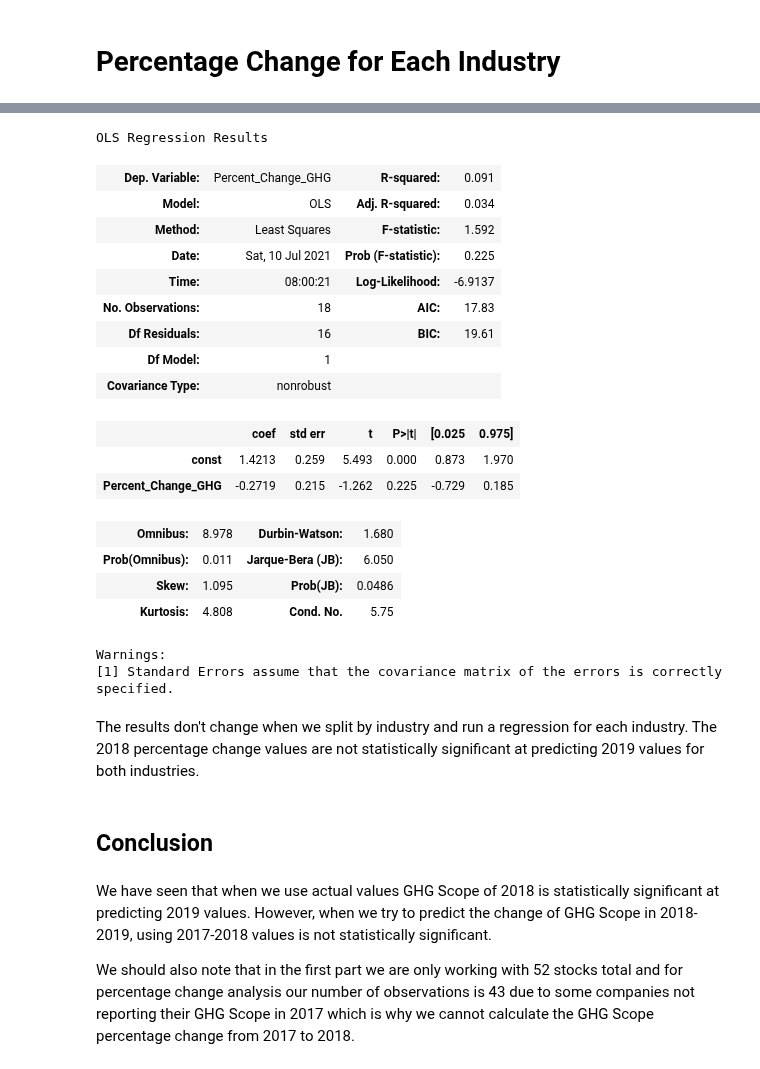
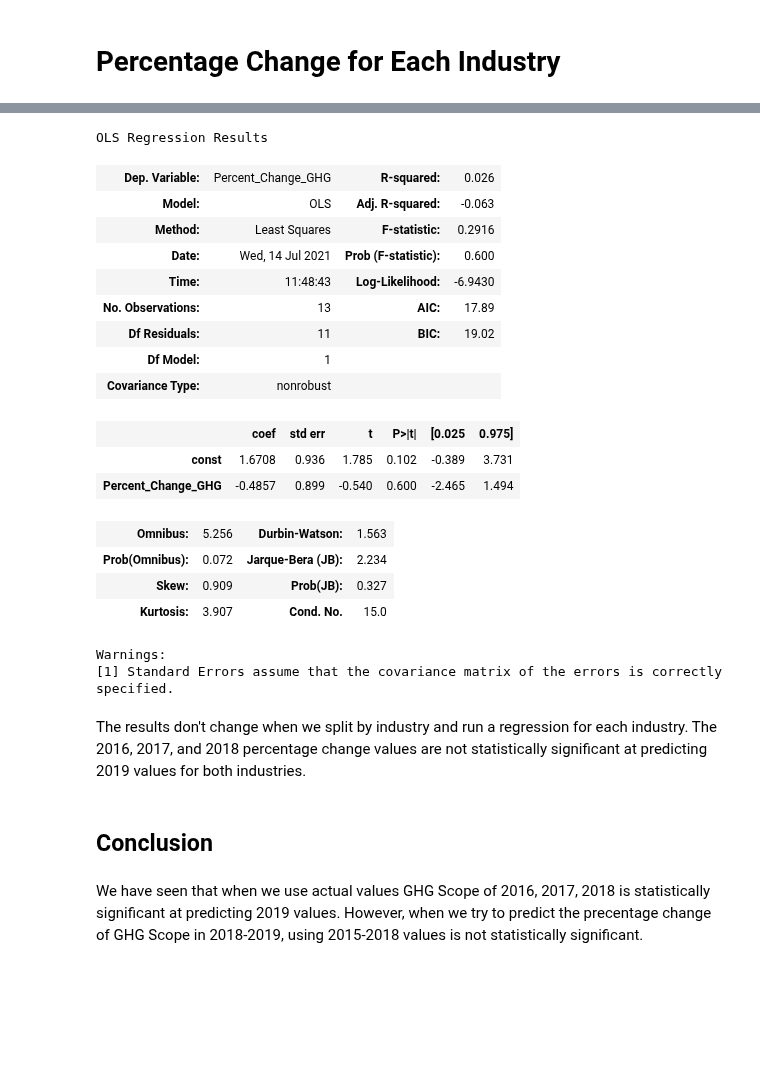
Before and after one commit to maralinetorres/BU-Capstone-Predicting-Environmental-Actions, a Jupyter notebook: Sprint #7 - Final presentation/PredictingTimeSeries - GHG Scope.ipynb, the cells around one changed output, grey strips where cells are left out. Saved outputs shown, nothing was run; the diff lists cells and outputs as text; code cells hidden in the pictures; blank space fills up the shorter version.

```diff
--- a/Sprint #7 - Final presentation/PredictingTimeSeries - GHG Scope.ipynb
+++ b/Sprint #7 - Final presentation/PredictingTimeSeries - GHG Scope.ipynb
@@ -159,11 +189,21 @@ Looking at the two regression results above that are split by industry, we see t
 companies_2018 = list(stocks[(stocks['Year'] == 2018) & (np.isfinite(stocks.Percent_Change_GHG))]['Ticker'])
 companies_2019 = list(stocks[(stocks['Year'] == 2019) & (stocks['Ticker'].isin(companies_2018))]['Ticker'])
 
-#Getting companies that are in both years
+#Getting companies that have reported for 2016,2017, and 2018 in a years
 list2018_as_set = set(companies_2018)
 intersection = list2018_as_set.intersection(companies_2019)
 
-x = stocks[(stocks['Year'] == 2018) & (stocks['Ticker'].isin(intersection))][['Percent_Change_GHG']]
+companies_2017 = list(stocks[(stocks['Year'] == 2017) & (np.isfinite(stocks.Percent_Change_GHG)) ]['Ticker'])
+list2017_as_set = set(companies_2017)
+intersection = list2017_as_set.intersection(intersection)
+
+companies_2016 = list(stocks[(stocks['Year'] == 2016) & (np.isfinite(stocks.Percent_Change_GHG)) ]['Ticker'])
+list2016_as_set = set(companies_2016)
+intersection = list2016_as_set.intersection(intersection)
+
+x = stocks[(stocks['Year'].isin([2016, 2017,2018])) & (stocks['Ticker'].isin(intersection))][['Ticker', 'Percent_Change_GHG']]
+x = x.groupby('Ticker').mean()[['Percent_Change_GHG']]
+
 y = stocks[(stocks['Year'] == 2019) & (stocks['Ticker'].isin(intersection))][['Percent_Change_GHG']]
 x.index = y.index
 
@@ -199,11 +239,21 @@ When we try to predict the percentage change of this year with the values of las
 companies_2018 = list(util_df[(util_df['Year'] == 2018) & (np.isfinite(util_df.Percent_Change_GHG))]['Ticker'])
 companies_2019 = list(util_df[(util_df['Year'] == 2019) & (util_df['Ticker'].isin(companies_2018))]['Ticker'])
 
-#Getting companies that are in both years
+#Getting companies that have reported for 2016, 2017, and 2018 in a years
 list2018_as_set = set(companies_2018)
 intersection = list2018_as_set.intersection(companies_2019)
 
-x = util_df[(util_df['Year'] == 2018) & (util_df['Ticker'].isin(intersection))][['Percent_Change_GHG']]
+companies_2017 = list(util_df[(util_df['Year'] == 2017) & (np.isfinite(util_df.Percent_Change_GHG)) ]['Ticker'])
+list2017_as_set = set(companies_2017)
+intersection = list2017_as_set.intersection(intersection)
+
+companies_2016 = list(util_df[(util_df['Year'] == 2016) & (np.isfinite(util_df.Percent_Change_GHG)) ]['Ticker'])
+list2016_as_set = set(companies_2016)
+intersection = list2016_as_set.intersection(intersection)
+
+x = util_df[(util_df['Year'].isin([2016, 2017,2018])) & (util_df['Ticker'].isin(intersection))][['Ticker', 'Percent_Change_GHG']]
+x = x.groupby('Ticker').mean()[['Percent_Change_GHG']]
+
 y = util_df[(util_df['Year'] == 2019) & (util_df['Ticker'].isin(intersection))][['Percent_Change_GHG']]
 x.index = y.index
 
@@ -234,44 +284,51 @@ Warnings:
 # %%
 companies_2018 = list(nrg_df[(nrg_df['Year'] == 2018) & (np.isfinite(nrg_df.Percent_Change_GHG))]['Ticker'])
 companies_2019 = list(nrg_df[(nrg_df['Year'] == 2019) & (nrg_df['Ticker'].isin(companies_2018))]['Ticker'])
 
-#Getting companies that are in both years
+#Getting companies that have reported for 2016, 2017, and 2018 in a years
 list2018_as_set = set(companies_2018)
 intersection = list2018_as_set.intersection(companies_2019)
 
-x = nrg_df[(nrg_df['Year'] == 2018) & (nrg_df['Ticker'].isin(intersection))][['Percent_Change_GHG']]
+companies_2017 = list(nrg_df[(nrg_df['Year'] == 2017) & (np.isfinite(nrg_df.Percent_Change_GHG)) ]['Ticker'])
+list2017_as_set = set(companies_2017)
+intersection = list2017_as_set.intersection(intersection)
+
+companies_2016 = list(nrg_df[(nrg_df['Year'] == 2016) & (np.isfinite(nrg_df.Percent_Change_GHG)) ]['Ticker'])
+list2016_as_set = set(companies_2016)
+intersection = list2016_as_set.intersection(intersection)
+
+x = nrg_df[(nrg_df['Year'].isin([2016, 2017,2018])) & (nrg_df['Ticker'].isin(intersection))][['Ticker', 'Percent_Change_GHG']]
+x = x.groupby('Ticker').mean()[['Percent_Change_GHG']]
 y = nrg_df[(nrg_df['Year'] == 2019) & (nrg_df['Ticker'].isin(intersection))][['Percent_Change_GHG']]
 x.index = y.index
 
 # x_train, x_test, y_train, y_test = train_test_split(
 #     X, y, test_size=0.2, random_state=42)
 x = sm.add_constant(x)
 sm.OLS(y, x).fit().summary()
 # %% [output]
 OLS Regression Results
-| Dep. Variable: | Percent_Change_GHG | R-squared: | 0.091 |
-| Model: | OLS | Adj. R-squared: | 0.034 |
-| Method: | Least Squares | F-statistic: | 1.592 |
-| Date: | Sat, 10 Jul 2021 | Prob (F-statistic): | 0.225 |
-| Time: | 08:00:21 | Log-Likelihood: | -6.9137 |
-| No. Observations: | 18 | AIC: | 17.83 |
-| Df Residuals: | 16 | BIC: | 19.61 |
+| Dep. Variable: | Percent_Change_GHG | R-squared: | 0.026 |
+| Model: | OLS | Adj. R-squared: | -0.063 |
+| Method: | Least Squares | F-statistic: | 0.2916 |
+| Date: | Wed, 14 Jul 2021 | Prob (F-statistic): | 0.600 |
+| Time: | 11:48:43 | Log-Likelihood: | -6.9430 |
+| No. Observations: | 13 | AIC: | 17.89 |
+| Df Residuals: | 11 | BIC: | 19.02 |
 | Df Model: | 1 |  |  |
 | Covariance Type: | nonrobust |  |  |
 |  | coef | std err | t | P>|t| | [0.025 | 0.975] |
-| const | 1.4213 | 0.259 | 5.493 | 0.000 | 0.873 | 1.970 |
-| Percent_Change_GHG | -0.2719 | 0.215 | -1.262 | 0.225 | -0.729 | 0.185 |
+| const | 1.6708 | 0.936 | 1.785 | 0.102 | -0.389 | 3.731 |
+| Percent_Change_GHG | -0.4857 | 0.899 | -0.540 | 0.600 | -2.465 | 1.494 |
-| Omnibus: | 8.978 | Durbin-Watson: | 1.680 |
-| Prob(Omnibus): | 0.011 | Jarque-Bera (JB): | 6.050 |
-| Skew: | 1.095 | Prob(JB): | 0.0486 |
-| Kurtosis: | 4.808 | Cond. No. | 5.75 |
+| Omnibus: | 5.256 | Durbin-Watson: | 1.563 |
+| Prob(Omnibus): | 0.072 | Jarque-Bera (JB): | 2.234 |
+| Skew: | 0.909 | Prob(JB): | 0.327 |
+| Kurtosis: | 3.907 | Cond. No. | 15.0 |
 Warnings:
 [1] Standard Errors assume that the covariance matrix of the errors is correctly specified.
 # %% [markdown]
-The results don't change when we split by industry and run a regression for each industry. The 2018 percentage change values are not statistically significant at predicting 2019 values for both industries.
+The results don't change when we split by industry and run a regression for each industry. The 2016, 2017, and 2018 percentage change values are not statistically significant at predicting 2019 values for both industries.
 # %% [markdown]
 ## Conclusion
 # %% [markdown]
-We have seen that when we use actual values GHG Scope of 2018 is statistically significant at predicting 2019 values. However, when we try to predict the change of GHG Scope in 2018-2019, using 2017-2018 values is not statistically significant.
-
-We should also note that in the first part we are only working with 52 stocks total and for percentage change analysis our number of observations is 43 due to some companies not reporting their GHG Scope in 2017 which is why we cannot calculate the GHG Scope percentage change from 2017 to 2018.
+We have seen that when we use actual values GHG Scope of 2016, 2017, 2018 is statistically significant at predicting 2019 values. However, when we try to predict the precentage change of GHG Scope in 2018-2019, using 2015-2018 values is not statistically significant.
```
Also changed, not shown: parts of 8 cells of this notebook.
